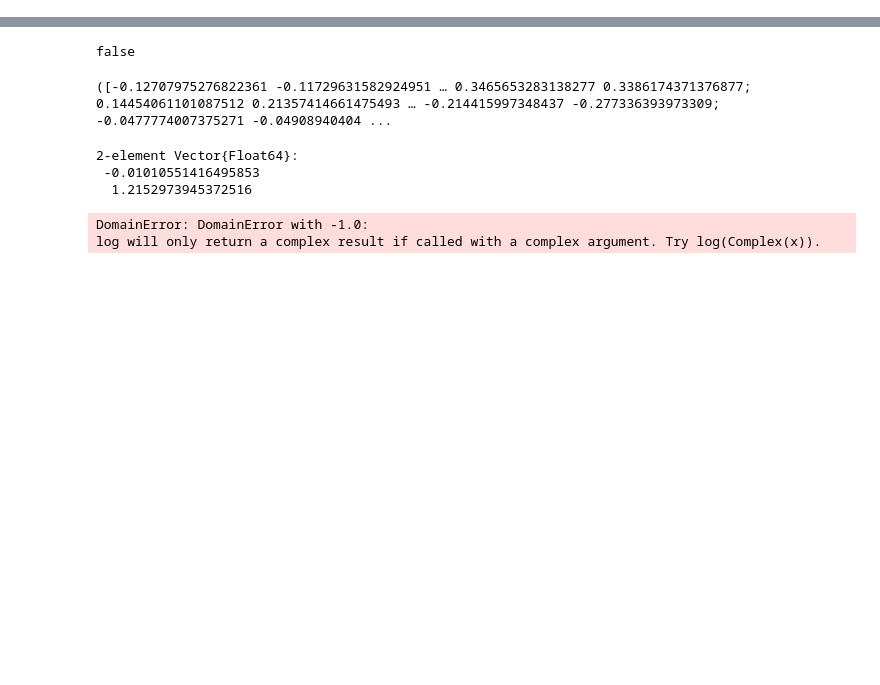
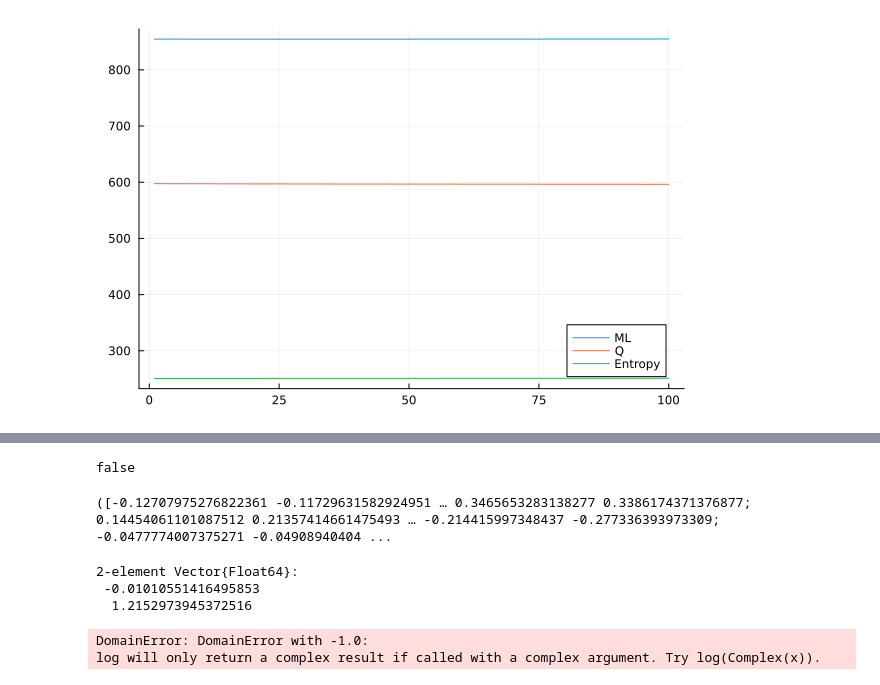
Before and after one commit to depasquale-lab/StateSpaceDynamics.jl, a Jupyter notebook: notebooks/LDS.ipynb, the cells around one changed output, grey strips where cells are left out. Cells and saved outputs as stored; diff of their text form; code cells hidden in the pictures; blank space fills up the shorter version.

```diff
--- a/notebooks/LDS.ipynb
+++ b/notebooks/LDS.ipynb
@@ -34,0 +73,44 @@ x, y = SSM.sample(lds, 100, 3)
+# %%
+mls = []
+qs =[]
+entropies = []
+for i in 1:100
+    A, Q, x0, p0, C, R = lds.state_model.A, lds.state_model.Q, lds.state_model.x0, lds.state_model.P0, lds.obs_model.C, lds.obs_model.R
+    E_z, E_zz, E_zz_prev, x_smooth, P_smooth, ml = StateSpaceDynamics.estep(lds, y)
+
+    n_trials = size(E_z, 1)
+    # calculate q
+    ecll = 0.0
+    for trial in 1:n_trials
+        ecll += Q_val = StateSpaceDynamics.Q_function(
+            A,
+            Q,
+            C,
+            R,
+            P0,
+            x0,
+            E_z[trial, :, :],
+            E_zz[trial, :, :, :],
+            E_zz_prev[trial, :, :, :],
+            y[trial, :, :],
+        )
+    end
+
+    entropy = 0.0
+    for trial in 1:size(E_z, 1)
+        for tStep in 1:size(E_z, 2)
+            cov_matrix = P_smooth[trial, tStep, :, :] # Extract covariance matrix
+            entropy += StateSpaceDynamics.gaussianentropy(cov_matrix)
+        end
+    end
+    push!(mls, ml)
+    push!(qs, ecll)
+    push!(entropies, entropy)
+    StateSpaceDynamics.mstep!(lds, E_z, E_zz, E_zz_prev, P_smooth, y)
+end
+# %%
+plot(mls, label="ML")
+plot!(qs, label="Q")
+plot!(-entropies, label="Entropy")
+# %% [output]
+[figure, added]
```
Also changed, not shown: parts of 9 cells of this notebook, 9 other files.
